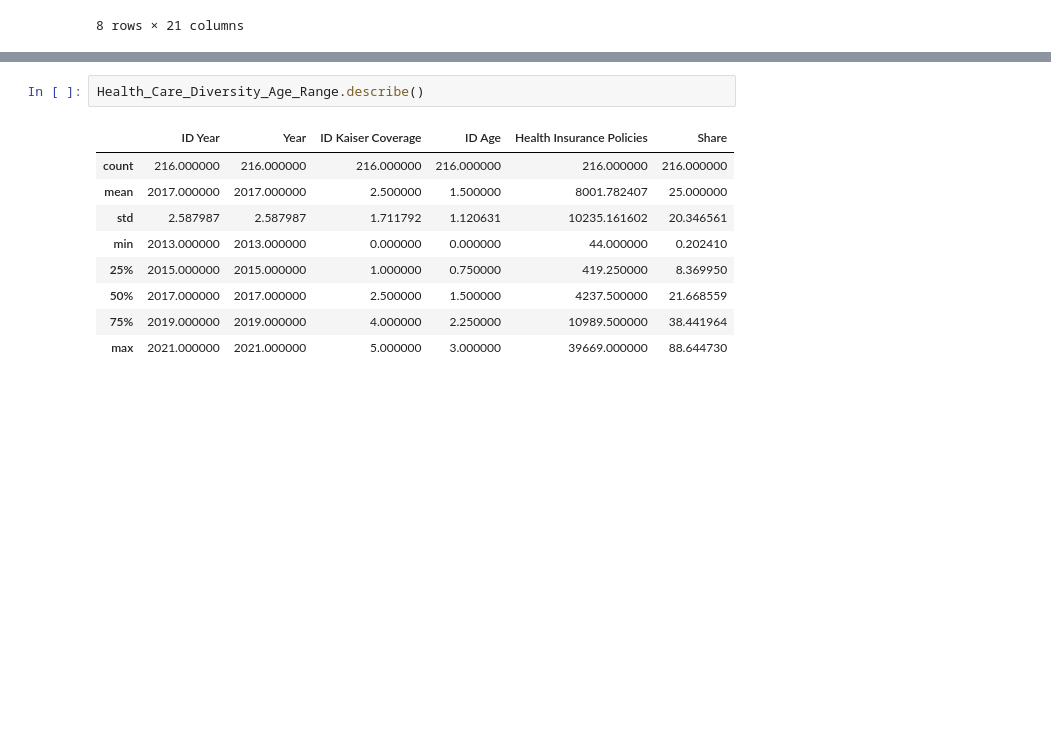
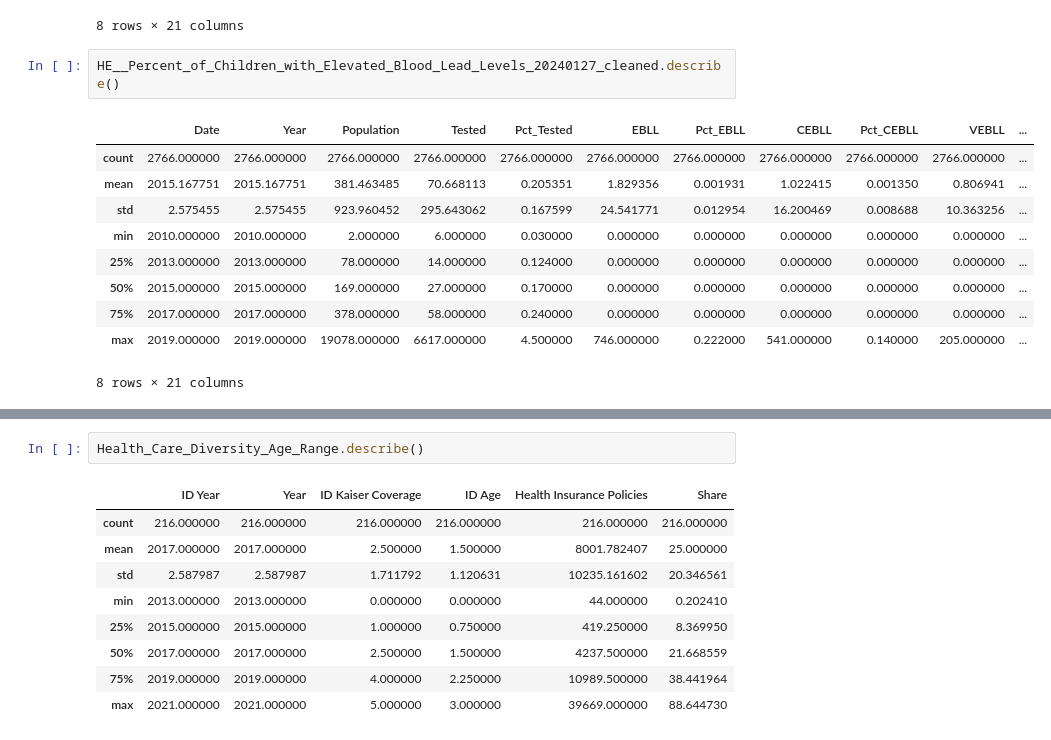
Before and after one commit to lafeirjo/City_Of_Grand_Rapids_Social_Impact, a Jupyter notebook: Datasets/Health Data/Health_Data_Sandbox.ipynb, the cells around one changed output, grey strips where cells are left out. Cells and saved outputs as stored; diff of their text form; blank space fills up the shorter version.

```diff
--- a/Datasets/Health Data/Health_Data_Sandbox.ipynb
+++ b/Datasets/Health Data/Health_Data_Sandbox.ipynb
@@ -256,6 +305,19 @@ HE__Percent_of_Children_with_Elevated_Blood_Lead_Levels_20240127.describe()
 | 75% | 2018.000000 | 2018.000000 | 1061.000000 | 160.000000 | 0.249000 | 0.000000 | 0.000000 | 0.000000 | 0.000000 | 0.000000 | ... |
 | max | 2020.000000 | 2020.000000 | 19078.000000 | 6980.000000 | 4.500000 | 746.000000 | 0.500000 | 541.000000 | 0.198000 | 245.000000 | ... |
 8 rows × 21 columns
+# %%
+HE__Percent_of_Children_with_Elevated_Blood_Lead_Levels_20240127_cleaned.describe()
+# %% [output]
+|  | Date | Year | Population | Tested | Pct_Tested | EBLL | Pct_EBLL | CEBLL | Pct_CEBLL | VEBLL | ... |
+| count | 2766.000000 | 2766.000000 | 2766.000000 | 2766.000000 | 2766.000000 | 2766.000000 | 2766.000000 | 2766.000000 | 2766.000000 | 2766.000000 | ... |
+| mean | 2015.167751 | 2015.167751 | 381.463485 | 70.668113 | 0.205351 | 1.829356 | 0.001931 | 1.022415 | 0.001350 | 0.806941 | ... |
+| std | 2.575455 | 2.575455 | 923.960452 | 295.643062 | 0.167599 | 24.541771 | 0.012954 | 16.200469 | 0.008688 | 10.363256 | ... |
+| min | 2010.000000 | 2010.000000 | 2.000000 | 6.000000 | 0.030000 | 0.000000 | 0.000000 | 0.000000 | 0.000000 | 0.000000 | ... |
+| 25% | 2013.000000 | 2013.000000 | 78.000000 | 14.000000 | 0.124000 | 0.000000 | 0.000000 | 0.000000 | 0.000000 | 0.000000 | ... |
+| 50% | 2015.000000 | 2015.000000 | 169.000000 | 27.000000 | 0.170000 | 0.000000 | 0.000000 | 0.000000 | 0.000000 | 0.000000 | ... |
+| 75% | 2017.000000 | 2017.000000 | 378.000000 | 58.000000 | 0.240000 | 0.000000 | 0.000000 | 0.000000 | 0.000000 | 0.000000 | ... |
+| max | 2019.000000 | 2019.000000 | 19078.000000 | 6617.000000 | 4.500000 | 746.000000 | 0.222000 | 541.000000 | 0.140000 | 205.000000 | ... |
+8 rows × 21 columns
 # %%
 Health_Care_Diversity.describe()
 # %% [output]
```
Also changed, not shown: parts of 14 cells of this notebook.
